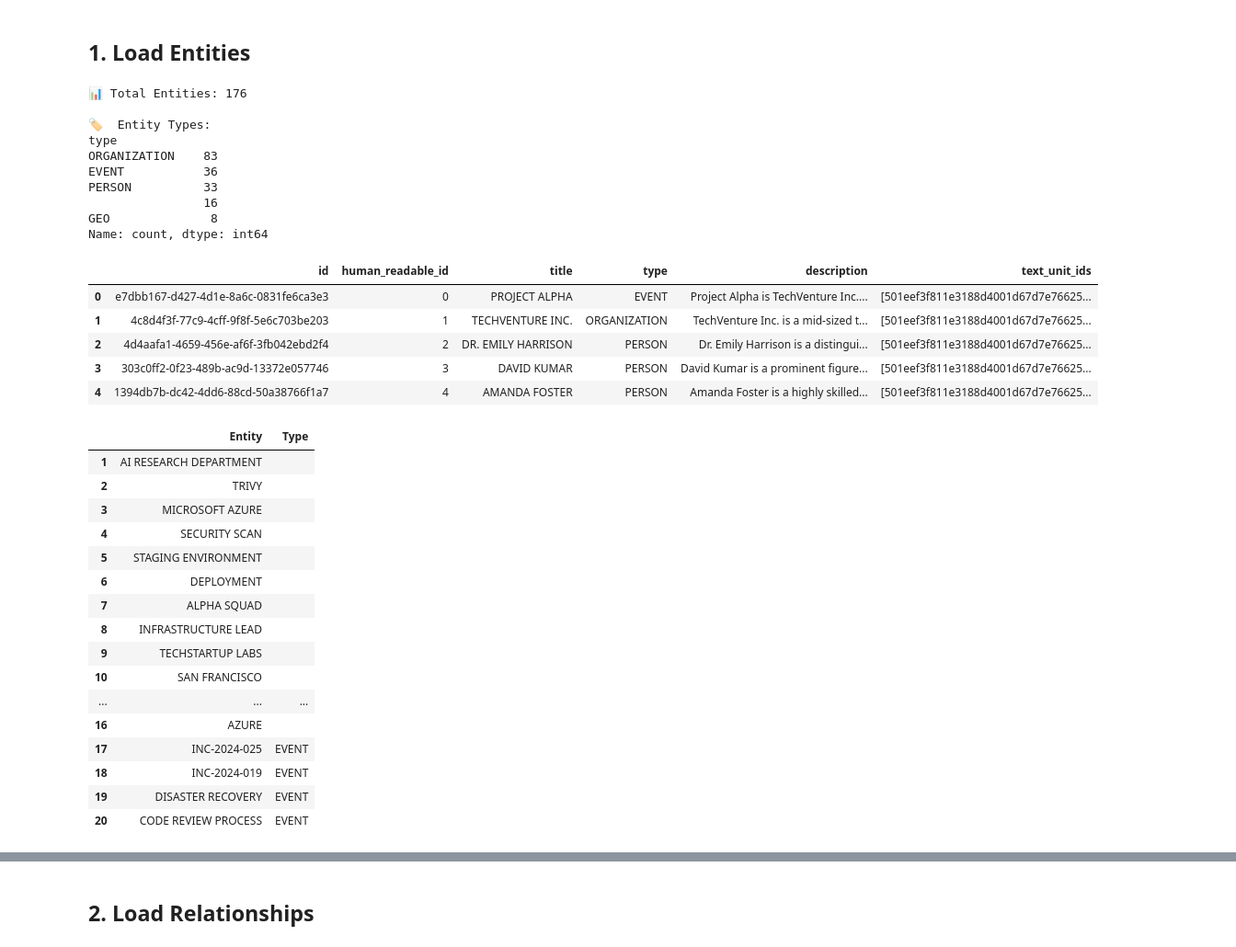
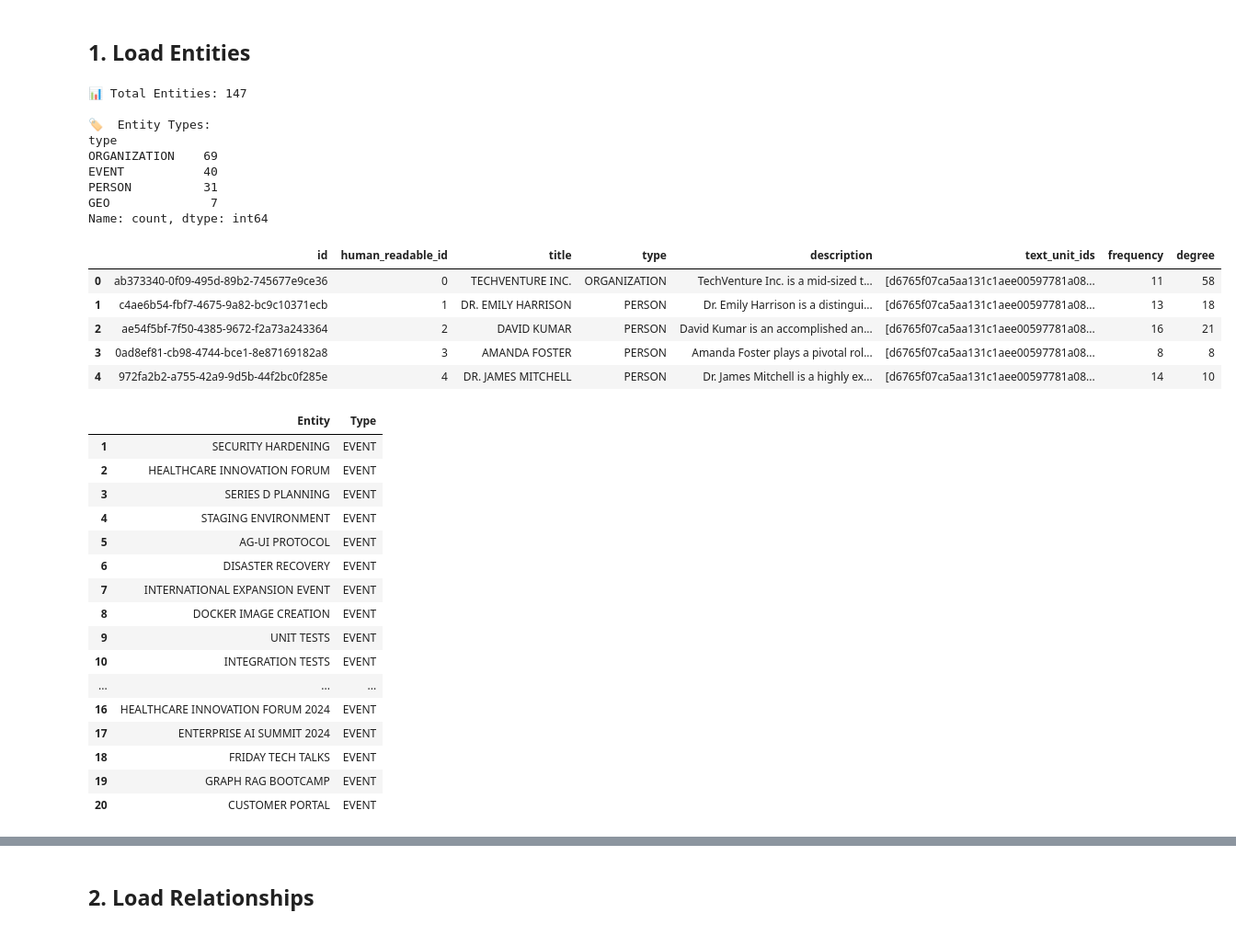
Before and after one commit to cristofima/maf-graphrag-series, a Jupyter notebook: notebooks/01_explore_graph.ipynb, the cells around one changed output, grey strips where cells are left out. Shown at 92% size. Saved outputs shown, nothing was run; the diff lists cells and outputs as text; code cells hidden in the pictures.

```diff
--- a/notebooks/01_explore_graph.ipynb
+++ b/notebooks/01_explore_graph.ipynb
@@ -28,31 +28,30 @@ print(f"   Exists: {output_dir.exists()}")
 # %% [markdown]
 ## 1. Load Entities
 # %%
-# Load entities (GraphRAG v1.2.0 uses create_final_entities.parquet)
-entities_df = pd.read_parquet(output_dir / "create_final_entities.parquet")
+# Load entities (GraphRAG 3.x uses entities.parquet)
+entities_df = pd.read_parquet(output_dir / "entities.parquet")
 
 print(f"📊 Total Entities: {len(entities_df)}")
 print(f"\n🏷️  Entity Types:")
 print(entities_df['type'].value_counts())
 
 entities_df.head()
 # %% [output]
-📊 Total Entities: 176
+📊 Total Entities: 147
 
 🏷️  Entity Types:
 type
-ORGANIZATION    83
-EVENT           36
-PERSON          33
-                16
-GEO              8
+ORGANIZATION    69
+EVENT           40
+PERSON          31
+GEO              7
 Name: count, dtype: int64
-|  | id | human_readable_id | title | type | description | text_unit_ids |
-| 0 | e7dbb167-d427-4d1e-8a6c-0831fe6ca3e3 | 0 | PROJECT ALPHA | EVENT | Project Alpha is TechVenture Inc.... | [501eef3f811e3188d4001d67d7e76625... |
-| 1 | 4c8d4f3f-77c9-4cff-9f8f-5e6c703be203 | 1 | TECHVENTURE INC. | ORGANIZATION | TechVenture Inc. is a mid-sized t... | [501eef3f811e3188d4001d67d7e76625... |
-| 2 | 4d4aafa1-4659-456e-af6f-3fb042ebd2f4 | 2 | DR. EMILY HARRISON | PERSON | Dr. Emily Harrison is a distingui... | [501eef3f811e3188d4001d67d7e76625... |
-| 3 | 303c0ff2-0f23-489b-ac9d-13372e057746 | 3 | DAVID KUMAR | PERSON | David Kumar is a prominent figure... | [501eef3f811e3188d4001d67d7e76625... |
-| 4 | 1394db7b-dc42-4dd6-88cd-50a38766f1a7 | 4 | AMANDA FOSTER | PERSON | Amanda Foster is a highly skilled... | [501eef3f811e3188d4001d67d7e76625... |
+|  | id | human_readable_id | title | type | description | text_unit_ids | frequency | degree |
+| 0 | ab373340-0f09-495d-89b2-745677e9ce36 | 0 | TECHVENTURE INC. | ORGANIZATION | TechVenture Inc. is a mid-sized t... | [d6765f07ca5aa131c1aee00597781a08... | 11 | 58 |
+| 1 | c4ae6b54-fbf7-4675-9a82-bc9c10371ecb | 1 | DR. EMILY HARRISON | PERSON | Dr. Emily Harrison is a distingui... | [d6765f07ca5aa131c1aee00597781a08... | 13 | 18 |
+| 2 | ae54f5bf-7f50-4385-9672-f2a73a243364 | 2 | DAVID KUMAR | PERSON | David Kumar is an accomplished an... | [d6765f07ca5aa131c1aee00597781a08... | 16 | 21 |
+| 3 | 0ad8ef81-cb98-4744-bce1-8e87169182a8 | 3 | AMANDA FOSTER | PERSON | Amanda Foster plays a pivotal rol... | [d6765f07ca5aa131c1aee00597781a08... | 8 | 8 |
+| 4 | 972fa2b2-a755-42a9-9d5b-44f2bc0f285e | 4 | DR. JAMES MITCHELL | PERSON | Dr. James Mitchell is a highly ex... | [d6765f07ca5aa131c1aee00597781a08... | 14 | 10 |
 # %%
 # Display entities in a table with their types and connection counts
 entity_table = entities_df[['title', 'type']].copy()
@@ -65,22 +64,22 @@ entity_table.index = entity_table.index + 1  # Start index at 1
 entity_table.head(20)
 # %% [output]
 |  | Entity | Type |
-| 1 | AI RESEARCH DEPARTMENT |  |
-| 2 | TRIVY |  |
-| 3 | MICROSOFT AZURE |  |
-| 4 | SECURITY SCAN |  |
-| 5 | STAGING ENVIRONMENT |  |
-| 6 | DEPLOYMENT |  |
-| 7 | ALPHA SQUAD |  |
-| 8 | INFRASTRUCTURE LEAD |  |
-| 9 | TECHSTARTUP LABS |  |
-| 10 | SAN FRANCISCO |  |
+| 1 | SECURITY HARDENING | EVENT |
+| 2 | HEALTHCARE INNOVATION FORUM | EVENT |
+| 3 | SERIES D PLANNING | EVENT |
+| 4 | STAGING ENVIRONMENT | EVENT |
+| 5 | AG-UI PROTOCOL | EVENT |
+| 6 | DISASTER RECOVERY | EVENT |
+| 7 | INTERNATIONAL EXPANSION EVENT | EVENT |
+| 8 | DOCKER IMAGE CREATION | EVENT |
+| 9 | UNIT TESTS | EVENT |
+| 10 | INTEGRATION TESTS | EVENT |
 | ... | ... | ... |
-| 16 | AZURE |  |
-| 17 | INC-2024-025 | EVENT |
-| 18 | INC-2024-019 | EVENT |
-| 19 | DISASTER RECOVERY | EVENT |
-| 20 | CODE REVIEW PROCESS | EVENT |
+| 16 | HEALTHCARE INNOVATION FORUM 2024 | EVENT |
+| 17 | ENTERPRISE AI SUMMIT 2024 | EVENT |
+| 18 | FRIDAY TECH TALKS | EVENT |
+| 19 | GRAPH RAG BOOTCAMP | EVENT |
+| 20 | CUSTOMER PORTAL | EVENT |
 # %%
 entity_table.tail(15)
 # %% [output]
```
Also changed, not shown: parts of 9 cells of this notebook, 26 other files.
